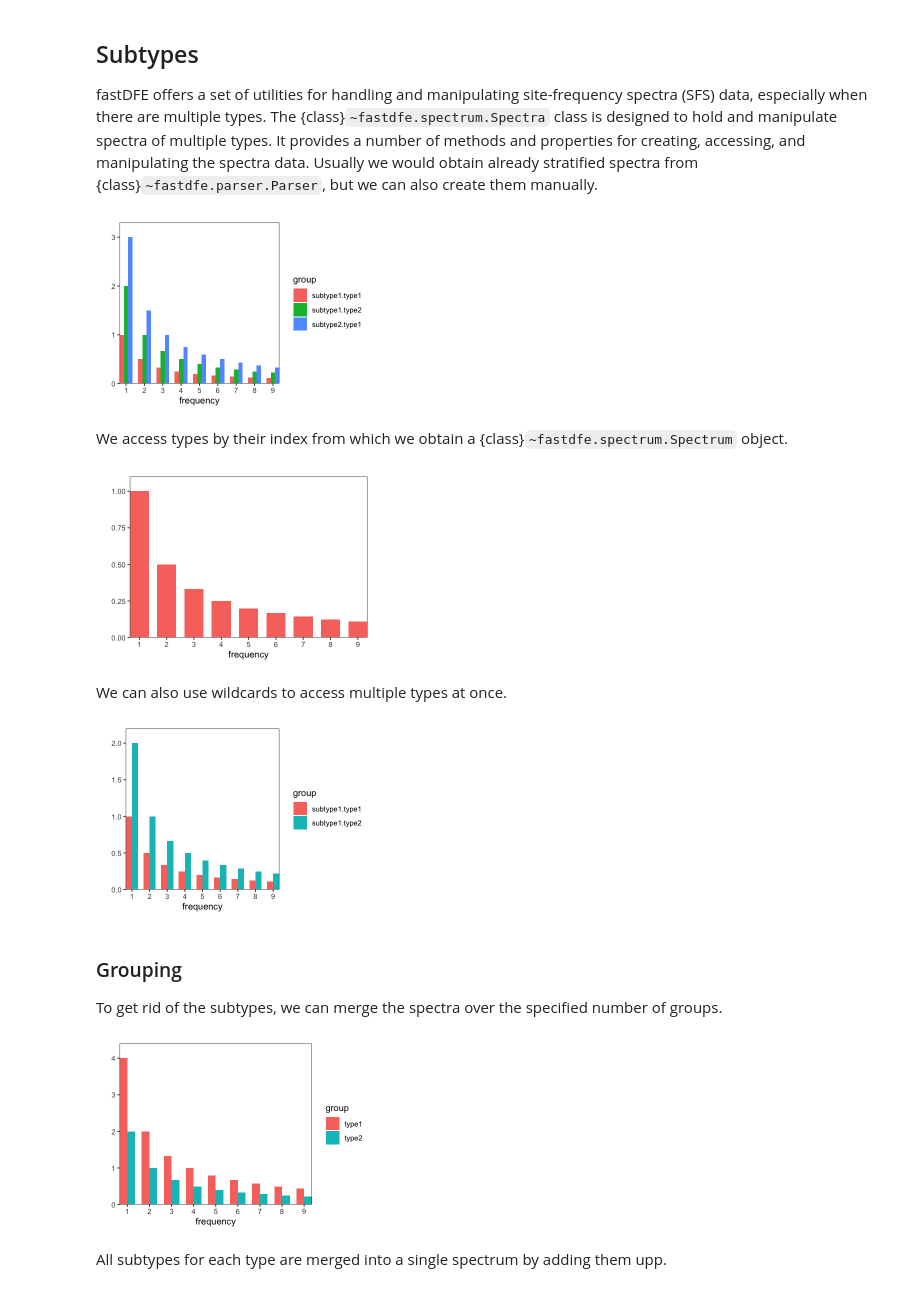
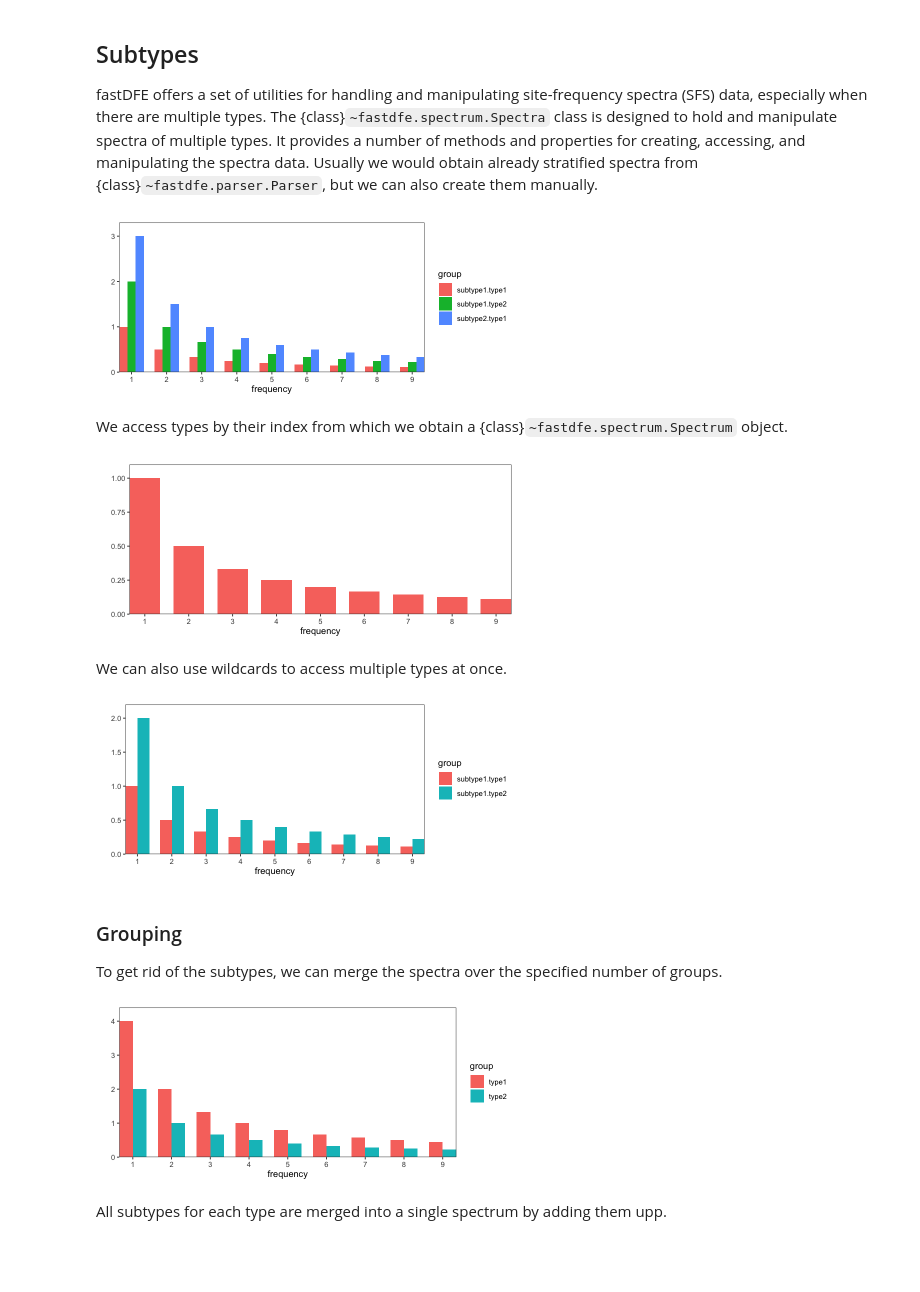
Before and after one commit to Sendrowski/fastDFE, a Jupyter notebook: docs/reference/R/spectra.ipynb, the cells around one changed output. Cells and saved outputs as stored; diff of their text form; code cells hidden in the pictures; blank space fills up the shorter version.

```diff
--- a/docs/reference/R/spectra.ipynb
+++ b/docs/reference/R/spectra.ipynb
@@ -11,47 +11,46 @@ fastdfe <- load_fastdfe()
 setwd("/Users/au732936/PycharmProjects/fastDFE")
 reticulate::use_condaenv("/Users/au732936/miniconda3/envs/dev-r-fastdfe", required = TRUE)
 source("R/fastdfe.R")
-fastdfe <- load_fastdfe()
+fd <- load_fastdfe()
+# set plot size
+options(repr.plot.width = 7, repr.plot.height = 3)
 # %%
-Spectrum <- fastdfe$Spectrum
-Spectra <- fastdfe$Spectra
-
 # create spectra with two subtypes and two types
-sfs <- Spectra$from_spectra(list(
-    subtype1.type1=Spectrum$standard_kingman(10) * 1,
-    subtype1.type2=Spectrum$standard_kingman(10) * 2,
-    subtype2.type1=Spectrum$standard_kingman(10) * 3
+sfs <- fd$Spectra$from_spectra(list(
+    subtype1.type1=fd$Spectrum$standard_kingman(10) * 1,
+    subtype1.type2=fd$Spectrum$standard_kingman(10) * 2,
+    subtype2.type1=fd$Spectrum$standard_kingman(10) * 3
 ))
 
 # plot spectra
-p <- Spectra$plot(sfs)
+p <- fd$Spectra$plot(sfs)
 # %% [output]
-[figure, old version]
+[figure, new version]
 # %% [markdown]
 We access types by their index from which we obtain a {class}`~fastdfe.spectrum.Spectrum` object.
 # %%
-sub <- Spectra$select(sfs, "subtype1.type1")
+sub <- fd$Spectra$select(sfs, "subtype1.type1")
 
-p <- Spectrum$plot(sub)
+p <- fd$Spectrum$plot(sub)
 # %% [output]
-[figure, old version]
+[figure, new version]
 # %% [markdown]
 We can also use wildcards to access multiple types at once.
 # %%
-subtypes <- Spectra$select(sfs, "subtype1.*")
+subtypes <- fd$Spectra$select(sfs, "subtype1.*")
 
-p <- Spectra$plot(subtypes)
+p <- fd$Spectra$plot(subtypes)
 # %% [output]
-[figure, old version]
+[figure, new version]
 # %% [markdown]
 ### Grouping
 To get rid of the subtypes, we can merge the spectra over the specified number of groups.
 # %%
-merged <- Spectra$merge_groups(sfs, 1)
+merged <- fd$Spectra$merge_groups(sfs, 1)
 
-p <- Spectra$plot(merged)
+p <- fd$Spectra$plot(merged)
 # %% [output]
-[figure, old version]
+[figure, new version]
 # %% [markdown]
 All subtypes for each type are merged into a single spectrum by adding them upp.
 # %% [markdown]
```
Also changed, not shown: parts of 4 cells of this notebook, 6 other files.
